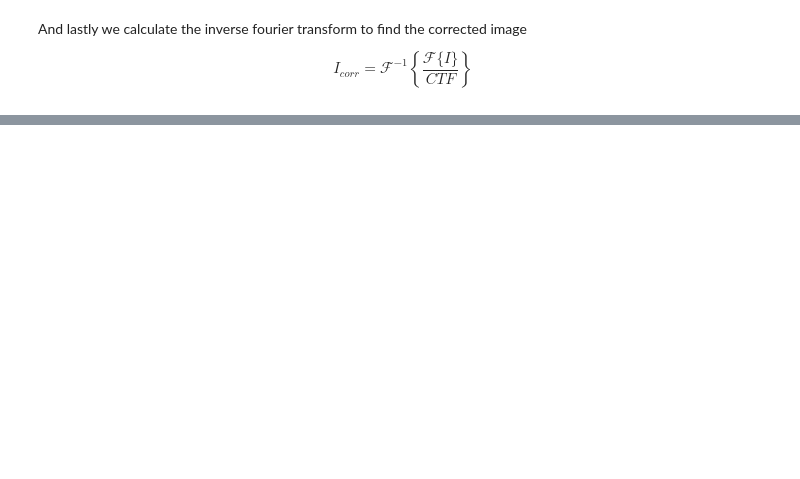
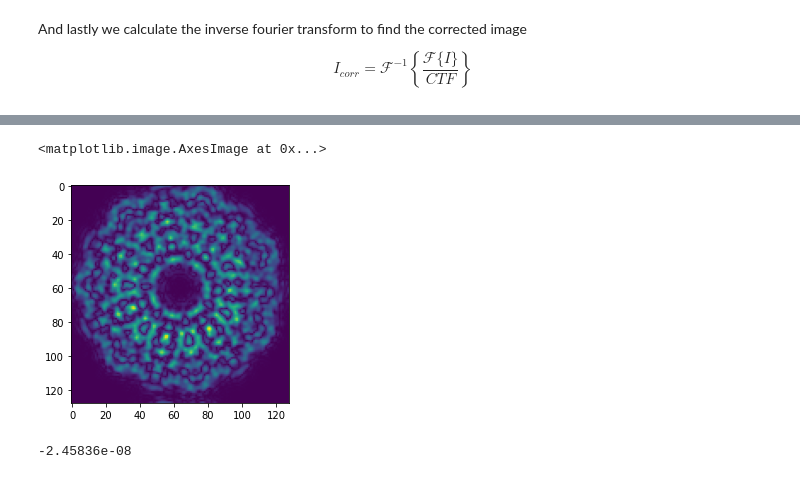
Before and after one commit to DSilva27/gradient_cryoEM, a Jupyter notebook: python/gradient.ipynb, the cells around one changed output, grey strips where cells are left out. Cells and saved outputs as stored; diff of their text form; code cells hidden in the pictures; blank space fills up the shorter version.

```diff
--- a/python/gradient.ipynb
+++ b/python/gradient.ipynb
@@ -310,0 +300,13 @@ plt.imshow(np.abs(Icorr), cmap="viridis")
+# %%
+Ixy_f = np.fft.fftshift(np.fft.fft2(Ixy_clean))
+#Ixy_f = np.fft.fftshift(np.fft.fft2(blurred))
+
+Icorr = np.fft.ifft2(Ixy_f * ctf)
+plt.imshow(np.abs(Icorr), cmap="viridis")
+# %% [output]
+<matplotlib.image.AxesImage at 0x...>
+[figure, added]
+# %%
+s
+# %% [output]
+-2.45836e-08
```
Also changed, not shown: parts of 12 cells of this notebook.
